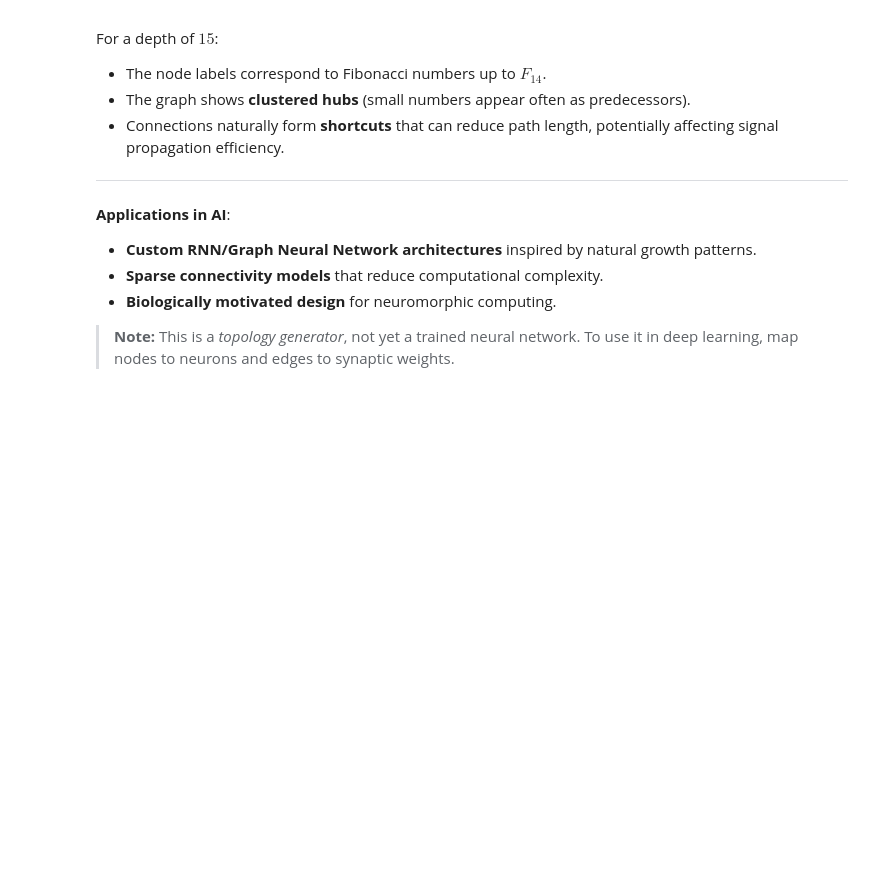
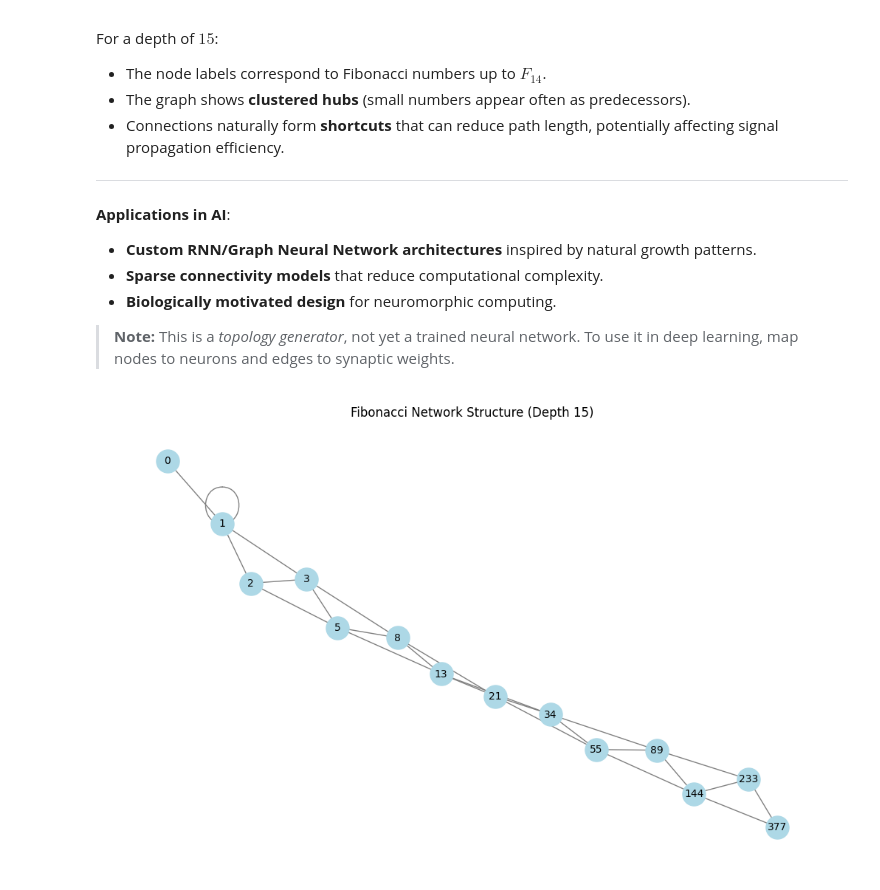
Before and after one commit to AElnamaki/FNN, a Jupyter notebook: FNN.ipynb, the cells around one changed output. Cells and saved outputs as stored; diff of their text form; code cells hidden in the pictures; blank space fills up the shorter version.

```diff
--- a/FNN.ipynb
+++ b/FNN.ipynb
@@ -51,3 +51,56 @@ For a depth of $15$:
 - **Biologically motivated design** for neuromorphic computing.
 
 > **Note:** This is a *topology generator*, not yet a trained neural network. To use it in deep learning, map nodes to neurons and edges to synaptic weights.
+# %%
+import networkx as nx
+import matplotlib.pyplot as plt
+
+def fibonacci_network(n):
+    """
+    Constructs an undirected graph G = (V, E) where the vertex set V corresponds to Fibonacci numbers,
+    and edges E connect each newly introduced node to its two immediate predecessors in the sequence.
+
+    Parameters:
+    -----------
+    n : int
+        The number of Fibonacci terms to be included as nodes in the network.
+
+    Returns:
+    --------
+    G : networkx.Graph
+        An undirected graph representing the Fibonacci connectivity pattern.
+    """
+    G = nx.Graph()
+
+    # Initialization: insert the first two nodes corresponding to F_0 = 0 and F_1 = 1
+    G.add_node(0)
+    G.add_node(1)
+    G.add_edge(0, 1)
+
+    # Initialize the sequence list with the first two Fibonacci numbers
+    fib_sequence = [0, 1]
+
+    # Iteratively construct the graph for the next n - 2 Fibonacci numbers
+    for i in range(2, n):
+        # Compute the next Fibonacci number
+        new_node = fib_sequence[-1] + fib_sequence[-2]
+        fib_sequence.append(new_node)
+        G.add_node(new_node)
+
+        # Establish edges linking the new node to its two immediate predecessors
+        G.add_edge(new_node, fib_sequence[-2])
+        G.add_edge(new_node, fib_sequence[-3])
+
+    return G
+
+# Generate the Fibonacci network with controlled depth to manage computational complexity
+fib_depth = 15  # Controls the number of Fibonacci nodes included
+G = fibonacci_network(fib_depth)
+
+# Visualize the constructed network topology
+plt.figure(figsize=(10, 6))
+nx.draw(G, with_labels=True, node_color='lightblue', edge_color='gray', node_size=500, font_size=10)
+plt.title(f"Fibonacci Network Structure (Depth {fib_depth})")
+plt.show()
+# %% [output]
+[figure, added]
```
Also changed, not shown: parts of 17 cells of this notebook.
